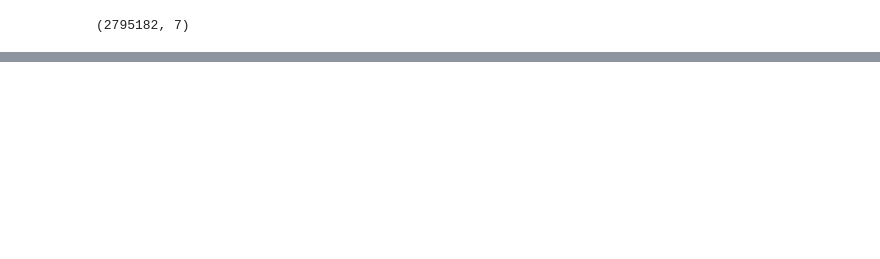
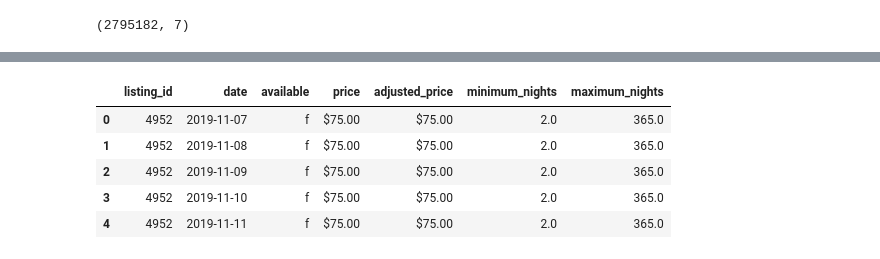
Before and after one commit to caroger/airbnb, a Jupyter notebook: calendar.ipynb, the cells around one changed output, grey strips where cells are left out. Drawn from its saved outputs; the diff is of its cells as text; code cells hidden in the pictures; blank space fills up the shorter version.

```diff
--- a/calendar.ipynb
+++ b/calendar.ipynb
@@ -14,4 +16,6 @@ from matplotlib.dates import DateFormatter
 plt.style.use('seaborn-whitegrid')
 %matplotlib inline
 # %%
-df = pd.read_csv('http://data.insideairbnb.com/united-states/ca/santa-clara-county/2019-11-07/data/calendar.csv.gz')
+# Read data
+df = pd.read_csv(
+    'http://data.insideairbnb.com/united-states/ca/santa-clara-county/2019-11-07/data/calendar.csv.gz')
@@ -23,0 +43,9 @@ df.shape
+# %%
+df.head()
+# %% [output]
+|  | listing_id | date | available | price | adjusted_price | minimum_nights | maximum_nights |
+| 0 | 4952 | 2019-11-07 | f | $75.00 | $75.00 | 2.0 | 365.0 |
+| 1 | 4952 | 2019-11-08 | f | $75.00 | $75.00 | 2.0 | 365.0 |
+| 2 | 4952 | 2019-11-09 | f | $75.00 | $75.00 | 2.0 | 365.0 |
+| 3 | 4952 | 2019-11-10 | f | $75.00 | $75.00 | 2.0 | 365.0 |
+| 4 | 4952 | 2019-11-11 | f | $75.00 | $75.00 | 2.0 | 365.0 |
```
Also changed, not shown: parts of 32 cells of this notebook, 1 other file.
